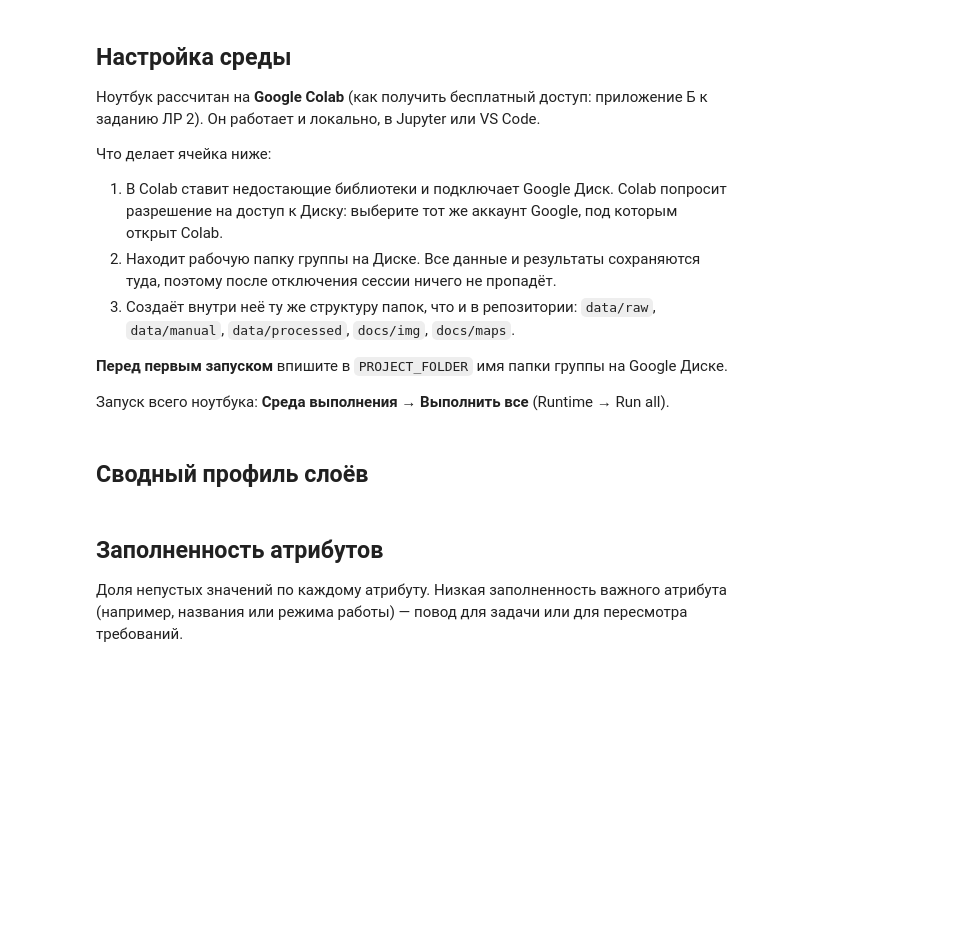
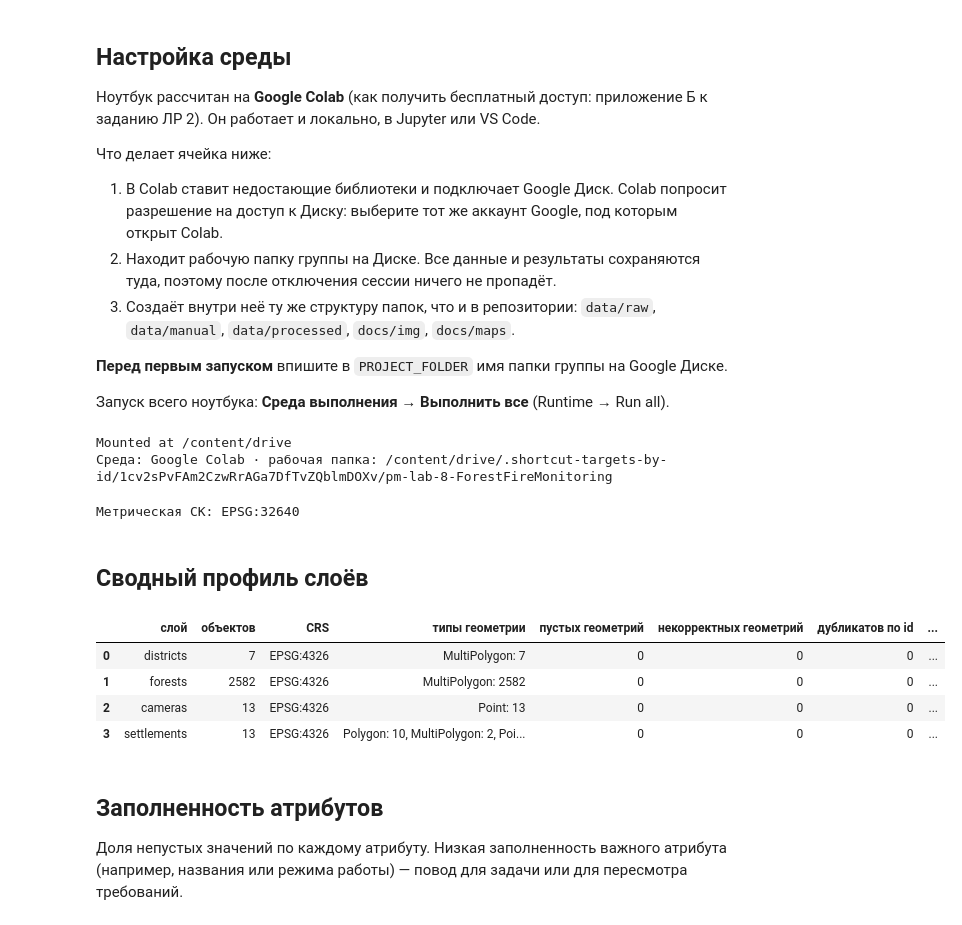
Before and after one commit to YatoTokemyri/pm-lab-8-ForestFireMonitoring, a Jupyter notebook: notebooks/02_data_profiling.ipynb, the cells around one changed output. Drawn from its saved outputs; the diff is of its cells as text; code cells hidden in the pictures; blank space fills up the shorter version.

```diff
--- a/notebooks/02_data_profiling.ipynb
+++ b/notebooks/02_data_profiling.ipynb
@@ -31,7 +31,7 @@ import sys, subprocess
 from pathlib import Path
 
 # Имя папки группы в «Моём диске» Google. Обычно совпадает с именем репозитория.
-PROJECT_FOLDER = "pm-lab-00-aquamap"
+PROJECT_FOLDER = "pm-lab-8-ForestFireMonitoring"
 
 IN_COLAB = "google.colab" in sys.modules
 if IN_COLAB:
@@ -51,40 +51,53 @@ IMG, MAPS = BASE / "docs" / "img", BASE / "docs" / "maps"
 for folder in (RAW, MANUAL, PROCESSED, IMG, MAPS):
     folder.mkdir(parents=True, exist_ok=True)
 print("Среда:", "Google Colab" if IN_COLAB else "локальная", "· рабочая папка:", BASE.resolve())
+# %% [output]
+Mounted at /content/drive
+Среда: Google Colab · рабочая папка: /content/drive/.shortcut-targets-by-id/1cv2sPvFAm2CzwRrAGa7DfTvZQblmDOXv/pm-lab-8-ForestFireMonitoring
 # %%
 import geopandas as gpd
 import pandas as pd
 
-LAYERS = ["districts", "water_points", "parks", "residential"]   # слои из ноутбука 01
-DUPLICATE_DISTANCE_M = 5          # точки ближе этого расстояния считаем возможными дублями
+LAYERS = ["districts", "forests", "cameras", "settlements"]
+DUPLICATE_DISTANCE_M = 50
 
-boundary = gpd.read_file(RAW / "boundary.gpkg")
+districts = gpd.read_file(RAW / "districts.gpkg")
+boundary = districts.union_all()
+boundary_gdf = gpd.GeoDataFrame(geometry=[boundary], crs=districts.crs)
 layers = {name: gpd.read_file(RAW / f"{name}.gpkg") for name in LAYERS}
-METRIC_CRS = boundary.estimate_utm_crs()   # метрическая проекция UTM для расстояний и площадей
-print("Метрическая система координат:", METRIC_CRS)
+METRIC_CRS = boundary_gdf.estimate_utm_crs()
+print("Метрическая СК:", METRIC_CRS)
+# %% [output]
+Метрическая СК: EPSG:32640
 # %% [markdown]
 ## Сводный профиль слоёв
 # %%
-def profile(name: str, gdf: gpd.GeoDataFrame) -> dict:
+def profile(name, gdf):
     g = gdf.geometry
-    inside = gdf.intersects(boundary.to_crs(gdf.crs).union_all())
+    inside = gdf.intersects(boundary_gdf.to_crs(gdf.crs).union_all())
     dup_id = gdf.duplicated(subset=["osm_type", "osm_id"]).sum() if "osm_id" in gdf else None
     minx, miny, maxx, maxy = gdf.total_bounds
     return {
         "слой": name,
         "объектов": len(gdf),
         "CRS": gdf.crs.to_string() if gdf.crs else "НЕ ЗАДАНА",
         "типы геометрии": ", ".join(f"{k}: {v}" for k, v in g.geom_type.value_counts().items()),
         "пустых геометрий": int(g.is_empty.sum() + g.isna().sum()),
         "некорректных геометрий": int((~g.is_valid).sum()),
         "дубликатов по id": dup_id,
         "вне территории": int((~inside).sum()),
         "охват (lon/lat)": f"{minx:.3f}, {miny:.3f} – {maxx:.3f}, {maxy:.3f}",
     }
 
 summary = pd.DataFrame([profile(n, g) for n, g in layers.items()])
 summary.to_csv(PROCESSED / "profile_summary.csv", index=False)
 summary
+# %% [output]
+|  | слой | объектов | CRS | типы геометрии | пустых геометрий | некорректных геометрий | дубликатов по id | ... |
+| 0 | districts | 7 | EPSG:4326 | MultiPolygon: 7 | 0 | 0 | 0 | ... |
+| 1 | forests | 2582 | EPSG:4326 | MultiPolygon: 2582 | 0 | 0 | 0 | ... |
+| 2 | cameras | 13 | EPSG:4326 | Point: 13 | 0 | 0 | 0 | ... |
+| 3 | settlements | 13 | EPSG:4326 | Polygon: 10, MultiPolygon: 2, Poi... | 0 | 0 | 0 | ... |
 # %% [markdown]
 ## Заполненность атрибутов
 
```
Also changed, not shown: parts of 6 cells of this notebook, 1 other file.
